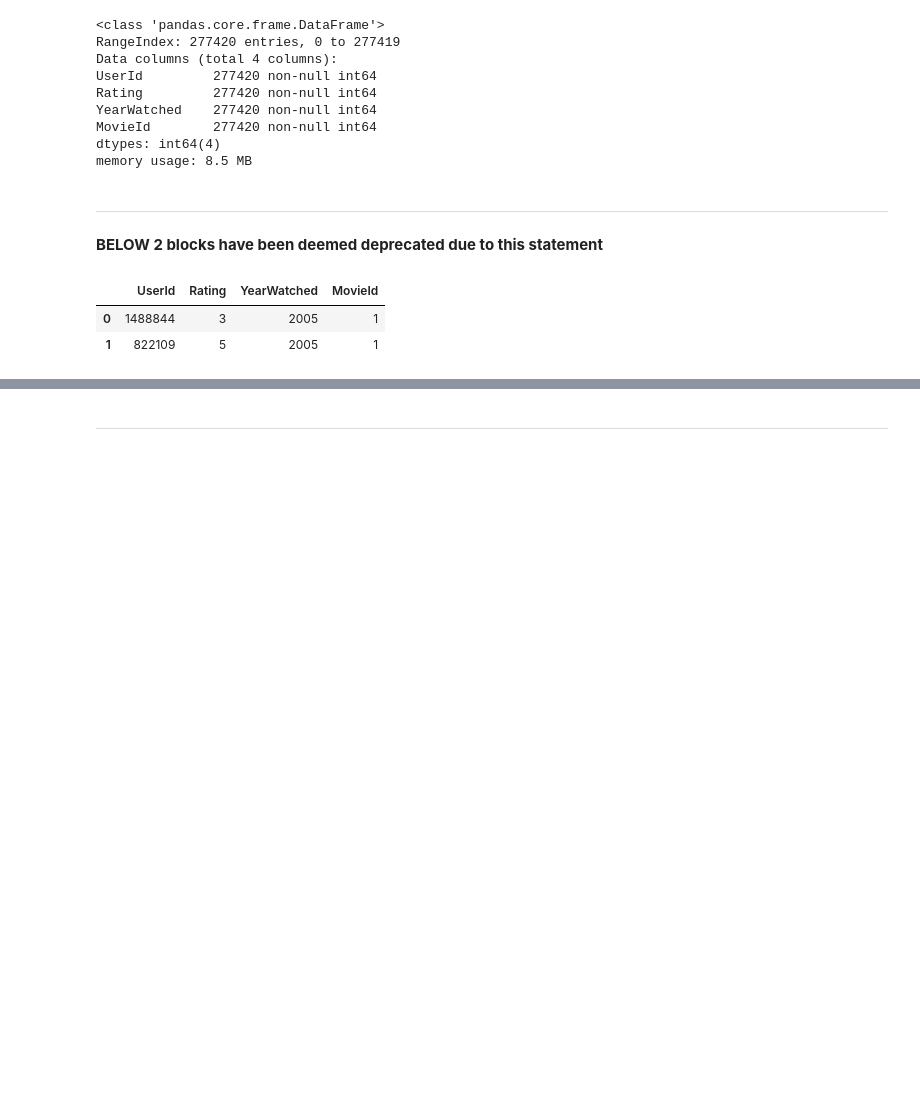
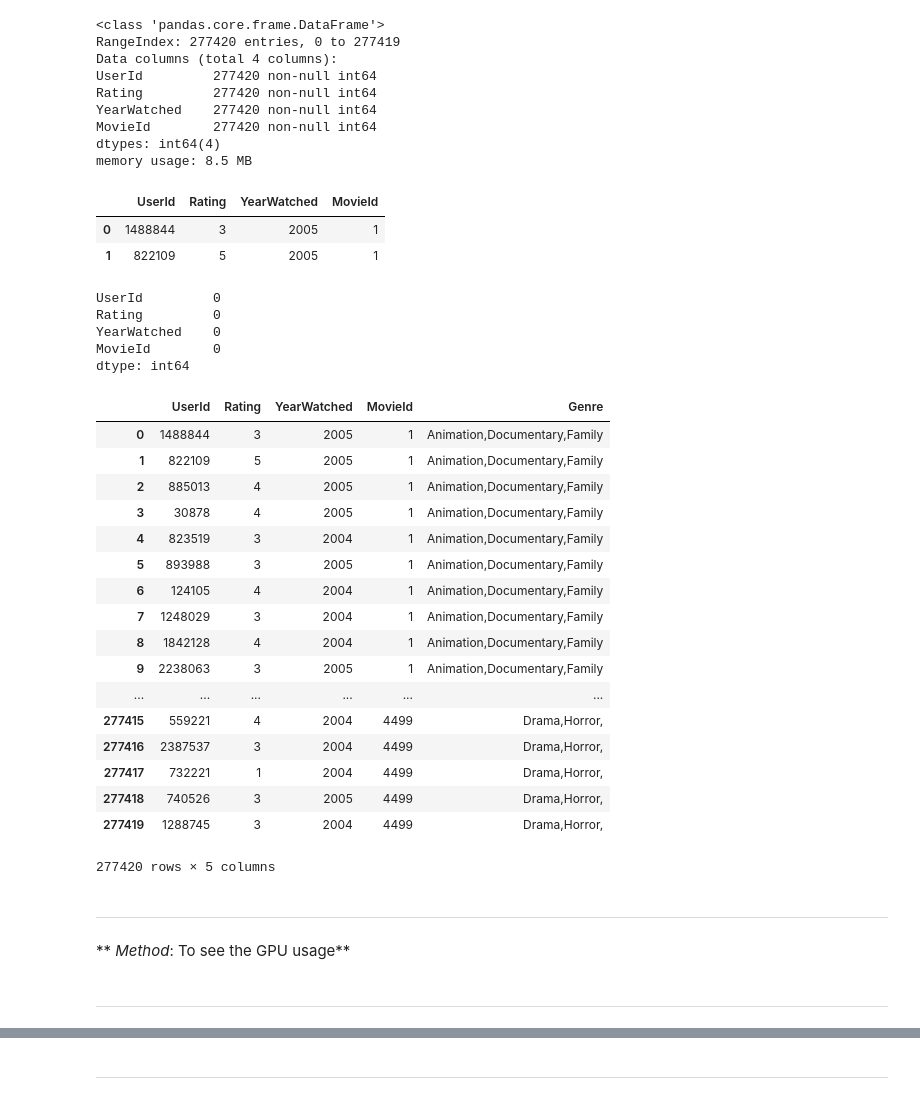
Before and after one commit to ShriPunta/Netflix-Graph-Dataset-Project, a Jupyter notebook: ParsingTheCombinedFile.ipynb, the cells around one changed output, grey strips where cells are left out. Drawn from its saved outputs; the diff is of its cells as text; code cells hidden in the pictures; blank space fills up the shorter version.

```diff
--- a/ParsingTheCombinedFile.ipynb
+++ b/ParsingTheCombinedFile.ipynb
@@ -187,27 +187,21 @@ array([    1,     3,     6, ..., 17768, 17769, 17770])
 # %%
 def do_sampling(list_to_iterate):
   flag=True
-  #Limiter variable
   limiter = 100
   count = 0
-  #variable to be returned
   refined_list = []
   key_to_search = 0
-  movieId_to_search=''
   for ele in list_to_iterate:
     #If the element has a ':' then its a movie id
     if ele.find(':') != -1:
       count = 1
       #we will remove the ':' from the tuple
       #This is done as we can then successfully apply the pd.to_numeric method to drastically reduce the dataframe size
-      movieId_to_search = ele.replace(':','')
+      key_to_search = (ele.split(':'))[0]
       #We want only those movies which are present in the movie_Title_file
-
-      if movieId_to_search in key_movie_values:
-        print('found')
+      if int(key_to_search) in key_movie_values:
         #If this movie is present, set flag as true
         flag = True
-        refined_list.append(movieId_to_search)
       else:
         flag = False
     else:
@@ -215,9 +209,6 @@ def do_sampling(list_to_iterate):
       if count > limiter or flag is False:
         continue
       #Add a comma separated value of the movieId to split and form a column later
-      ele += ',' +str(movieId_to_search)
-
-      refined_list.append(ele)
-
+      refined_list.append(ele+','+ str(key_to_search))
       count+=1
   return refined_list
@@ -245,5 +215,5 @@ def do_sampling1(list_to_iterate):
 # %%
-refined_list = do_sampling1(rating_file_list)
+refined_list = do_sampling(rating_file_list)
 # %% [markdown]
 ---
 **Get a judgement of the size of the earlier list and size after sampling**
@@ -293,12 +263,6 @@ YearWatched    277420 non-null int64
 MovieId        277420 non-null int64
 dtypes: int64(4)
 memory usage: 8.5 MB
-# %% [markdown]
-
-
----
-
-**BELOW 2 blocks have been deemed deprecated due to this statement**
 # %%
 #Drop any rows which NaN or NULL
 test_file_df.dropna(axis=0, how='any',inplace=True,thresh = 2)
@@ -308,3 +272,13 @@ test_file_df.head(2)
 |  | UserId | Rating | YearWatched | MovieId |
 | 0 | 1488844 | 3 | 2005 | 1 |
 | 1 | 822109 | 5 | 2005 | 1 |
+# %%
+#Create a matrix which is the same size of test_file_df matrix, but instead has True/False about which if the value is NaN
+the_NaN_matrix = test_file_df.isnull().sum()
+the_NaN_matrix
+# %% [output]
+UserId         0
+Rating         0
+YearWatched    0
+MovieId        0
+dtype: int64
@@ -310,0 +291,24 @@ test_file_df.head(2)
+# %%
+test_file_df
+# %% [output]
+|  | UserId | Rating | YearWatched | MovieId | Genre |
+| 0 | 1488844 | 3 | 2005 | 1 | Animation,Documentary,Family |
+| 1 | 822109 | 5 | 2005 | 1 | Animation,Documentary,Family |
+| 2 | 885013 | 4 | 2005 | 1 | Animation,Documentary,Family |
+| 3 | 30878 | 4 | 2005 | 1 | Animation,Documentary,Family |
+| 4 | 823519 | 3 | 2004 | 1 | Animation,Documentary,Family |
+| 5 | 893988 | 3 | 2005 | 1 | Animation,Documentary,Family |
+| 6 | 124105 | 4 | 2004 | 1 | Animation,Documentary,Family |
+| 7 | 1248029 | 3 | 2004 | 1 | Animation,Documentary,Family |
+| 8 | 1842128 | 4 | 2004 | 1 | Animation,Documentary,Family |
+| 9 | 2238063 | 3 | 2005 | 1 | Animation,Documentary,Family |
+| ... | ... | ... | ... | ... | ... |
+| 277415 | 559221 | 4 | 2004 | 4499 | Drama,Horror, |
+| 277416 | 2387537 | 3 | 2004 | 4499 | Drama,Horror, |
+| 277417 | 732221 | 1 | 2004 | 4499 | Drama,Horror, |
+| 277418 | 740526 | 3 | 2005 | 4499 | Drama,Horror, |
+| 277419 | 1288745 | 3 | 2004 | 4499 | Drama,Horror, |
+277420 rows × 5 columns
+# %% [markdown]
+---
+ ** *Method*: To see the GPU usage**
@@ -310,0 +332,2 @@ test_file_df.head(2)
+# %% [markdown]
+---
```
Also changed, not shown: parts of 14 cells of this notebook.
